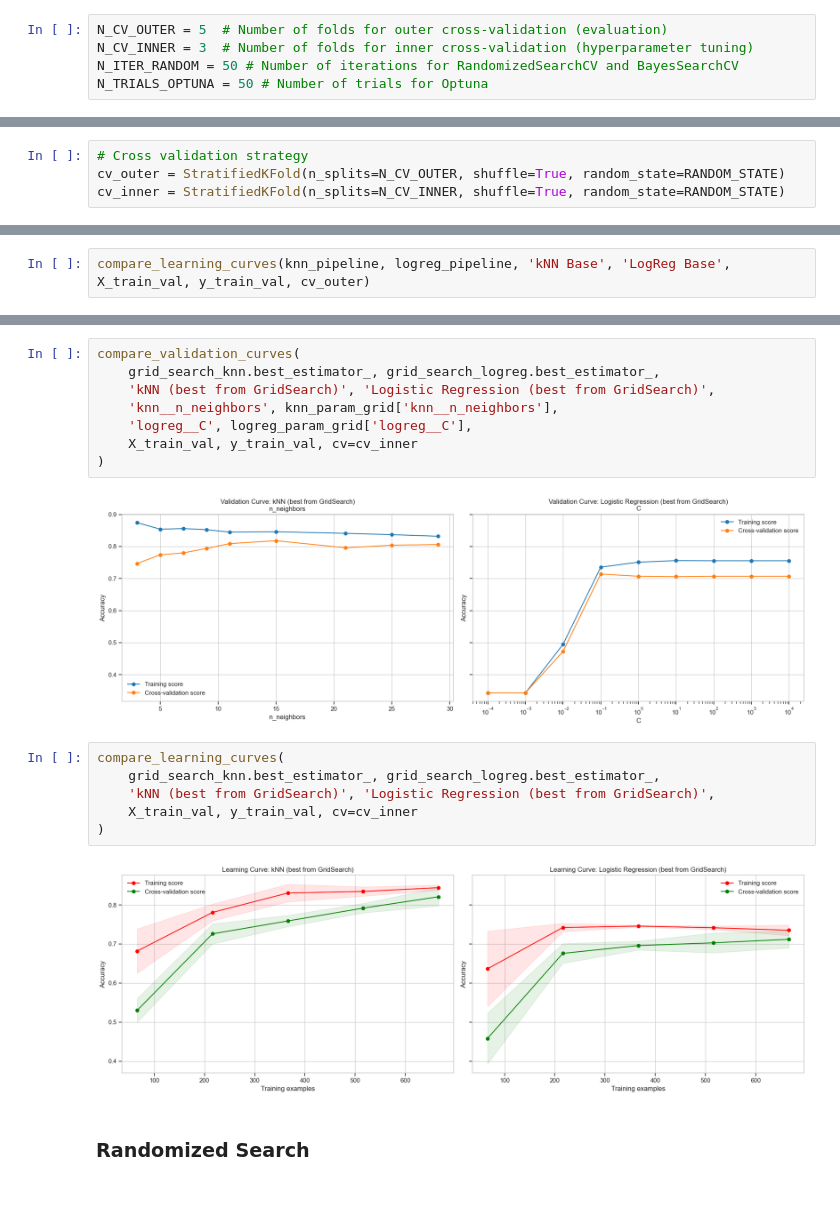
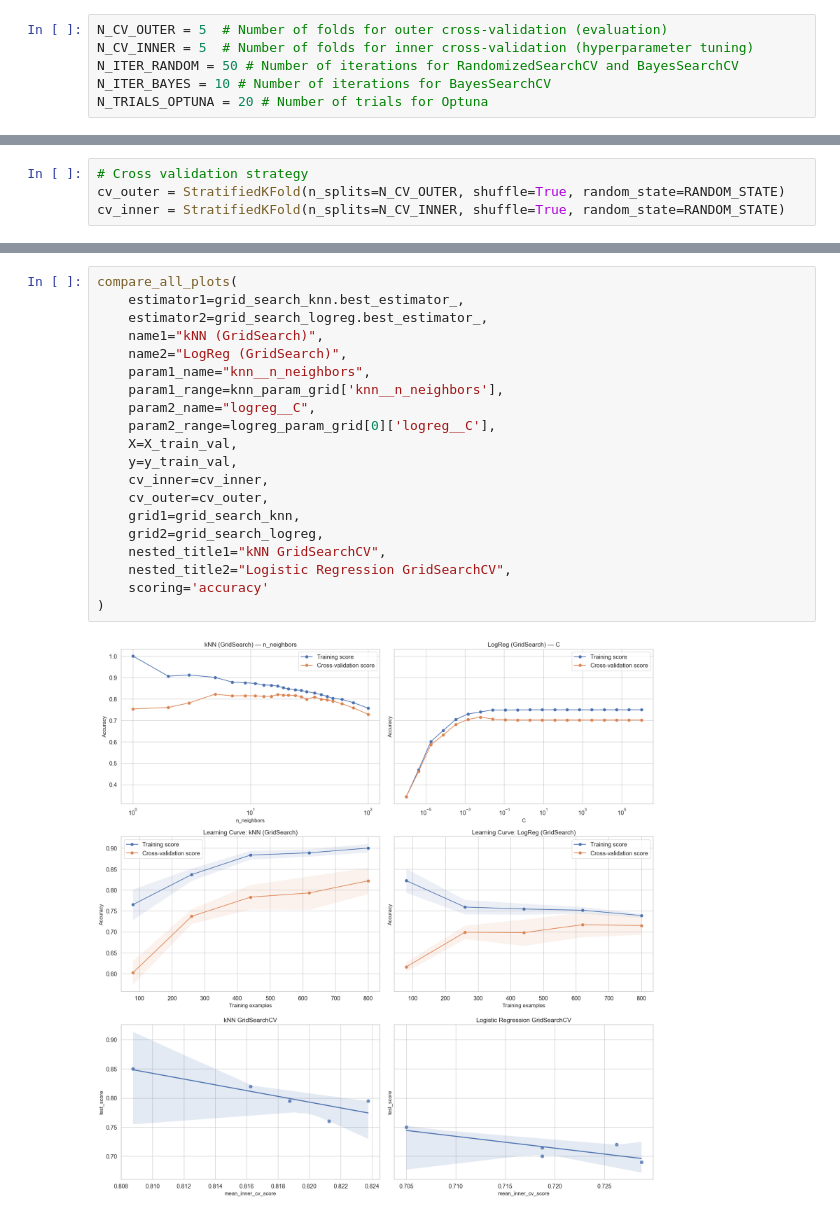
Before and after one commit to francescobraicovich/parameter_optimization, a Jupyter notebook: main.ipynb, the cells around one changed output, grey strips where cells are left out. Cells and saved outputs as stored; diff of their text form.

```diff
--- a/main.ipynb
+++ b/main.ipynb
@@ -246,5 +300,6 @@ plt.show()
 # %%
 N_CV_OUTER = 5  # Number of folds for outer cross-validation (evaluation)
-N_CV_INNER = 3  # Number of folds for inner cross-validation (hyperparameter tuning)
+N_CV_INNER = 5  # Number of folds for inner cross-validation (hyperparameter tuning)
 N_ITER_RANDOM = 50 # Number of iterations for RandomizedSearchCV and BayesSearchCV
-N_TRIALS_OPTUNA = 50 # Number of trials for Optuna
+N_ITER_BAYES = 10 # Number of iterations for BayesSearchCV
+N_TRIALS_OPTUNA = 20 # Number of trials for Optuna
@@ -437,2 +569,0 @@ LogReg Baseline: Mean Acc=0.7010 +/- 0.0252, Time=0.51s
-# %%
-compare_learning_curves(knn_pipeline, logreg_pipeline, 'kNN Base', 'LogReg Base', X_train_val, y_train_val, cv_outer)
@@ -471,20 +602,22 @@ LogReg GridSearchCV: Best Acc=0.7140, Time=3.26s, Params={'logreg__C': np.float6
-# %%
-compare_validation_curves(
-    grid_search_knn.best_estimator_, grid_search_logreg.best_estimator_,
-    'kNN (best from GridSearch)', 'Logistic Regression (best from GridSearch)',
-    'knn__n_neighbors', knn_param_grid['knn__n_neighbors'],
-    'logreg__C', logreg_param_grid['logreg__C'],
-    X_train_val, y_train_val, cv=cv_inner
-)
-# %% [output]
-[figure, removed]
-# %%
-compare_learning_curves(
-    grid_search_knn.best_estimator_, grid_search_logreg.best_estimator_,
-    'kNN (best from GridSearch)', 'Logistic Regression (best from GridSearch)',
-    X_train_val, y_train_val, cv=cv_inner
-)
-# %% [output]
-[figure, removed]
-# %% [markdown]
-### Randomized Search
+# %%
+compare_all_plots(
+    estimator1=grid_search_knn.best_estimator_,
+    estimator2=grid_search_logreg.best_estimator_,
+    name1="kNN (GridSearch)",
+    name2="LogReg (GridSearch)",
+    param1_name="knn__n_neighbors",
+    param1_range=knn_param_grid['knn__n_neighbors'],
+    param2_name="logreg__C",
+    param2_range=logreg_param_grid[0]['logreg__C'],
+    X=X_train_val,
+    y=y_train_val,
+    cv_inner=cv_inner,
+    cv_outer=cv_outer,
+    grid1=grid_search_knn,
+    grid2=grid_search_logreg,
+    nested_title1="kNN GridSearchCV",
+    nested_title2="Logistic Regression GridSearchCV",
+    scoring='accuracy'
+)
+# %% [output]
+[figure, added]
```
Also changed, not shown: parts of 104 cells of this notebook.
